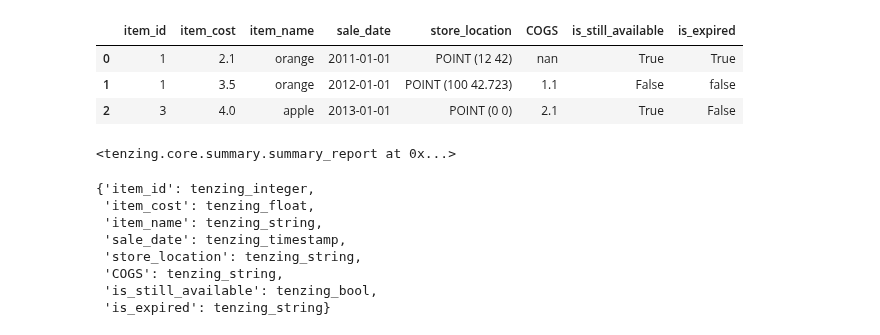
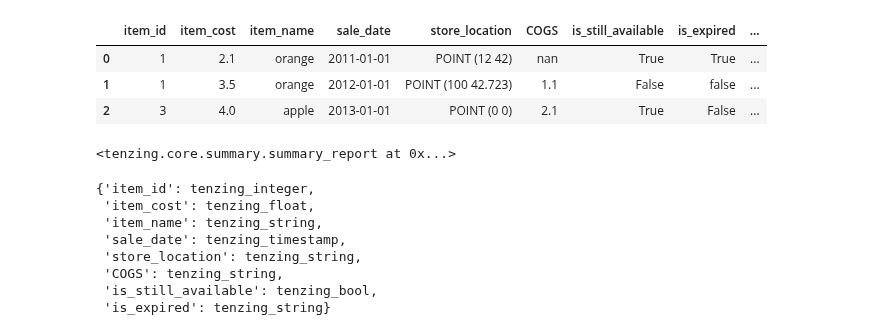
Before and after one commit to dylan-profiler/visions, a Jupyter notebook: Demo.ipynb, the cells around one changed output. Cells and saved outputs as stored; diff of their text form; code cells hidden in the pictures.

```diff
--- a/Demo.ipynb
+++ b/Demo.ipynb
@@ -15,19 +15,20 @@ import itertools
 # %%
 df = pd.DataFrame({'item_id': [1, 1, 3],
                    'item_cost': [2.1, 3.5, 4],
                    'item_name': ['orange', 'orange', 'apple'],
                    'sale_date': pd.to_datetime([datetime.date(2011,1,1), datetime.date(2012, 1, 1), datetime.date(2013,1,1)]),
                    'store_location': pd.Series(['POINT (12 42)', 'POINT (100 42.723)', 'POINT (0 0)']),
                    'COGS': pd.Series([np.nan, 1.1, 2.1]).astype(str),
                    'is_still_available': [True, False, True],
-                   'is_expired': ['True', 'false', 'False']
+                   'is_expired': ['True', 'false', 'False'],
+                   'complex_record': [np.complex(1, 2), np.complex(3,4), np.complex(5, 6)]
                    })
 df
 # %% [output]
-|  | item_id | item_cost | item_name | sale_date | store_location | COGS | is_still_available | is_expired |
-| 0 | 1 | 2.1 | orange | 2011-01-01 | POINT (12 42) | nan | True | True |
-| 1 | 1 | 3.5 | orange | 2012-01-01 | POINT (100 42.723) | 1.1 | False | false |
-| 2 | 3 | 4.0 | apple | 2013-01-01 | POINT (0 0) | 2.1 | True | False |
+|  | item_id | item_cost | item_name | sale_date | store_location | COGS | is_still_available | is_expired | ... |
+| 0 | 1 | 2.1 | orange | 2011-01-01 | POINT (12 42) | nan | True | True | ... |
+| 1 | 1 | 3.5 | orange | 2012-01-01 | POINT (100 42.723) | 1.1 | False | false | ... |
+| 2 | 3 | 4.0 | apple | 2013-01-01 | POINT (0 0) | 2.1 | True | False | ... |
 # %%
 ts = tenzing_geometry_set()
 _ = ts.prep(df)
```
Also changed, not shown: 4 other files.
